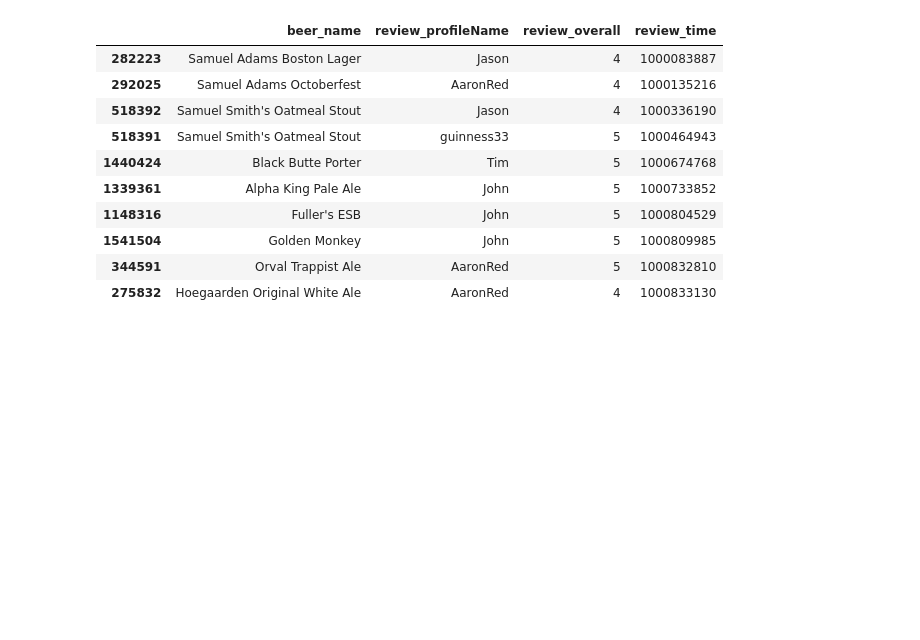
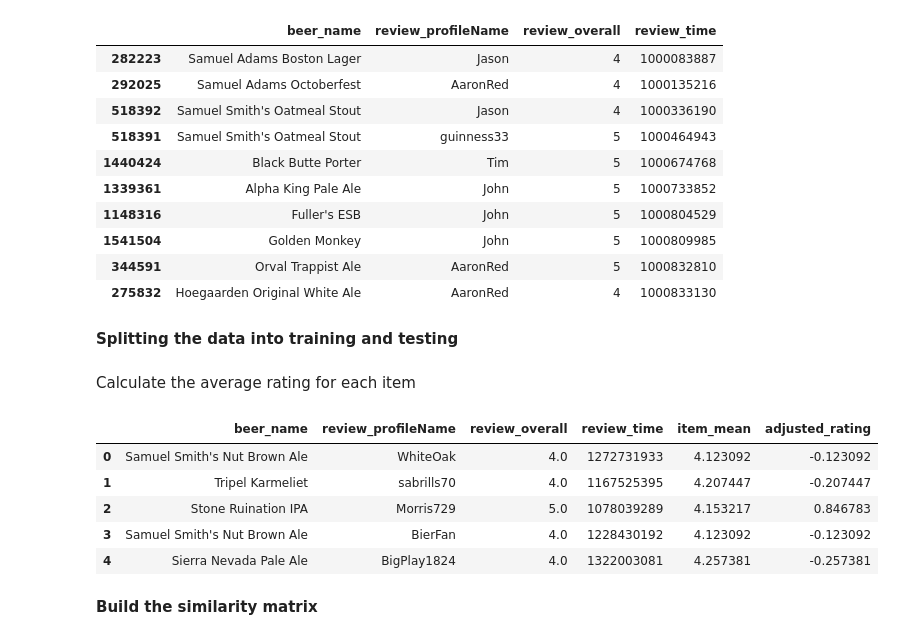
Before and after one commit to thegreatwarlo/BeerPersonalization, a Jupyter notebook: Data_parsing_and_cleaning.ipynb, the cells around one changed output. Saved outputs shown, nothing was run; the diff lists cells and outputs as text; code cells hidden in the pictures; blank space fills up the shorter version.

Commit message:
initial item similarity matrix

```diff
--- a/Data_parsing_and_cleaning.ipynb
+++ b/Data_parsing_and_cleaning.ipynb
@@ -111,3 +113,28 @@ data_clean.head(10)
 | 1541504 | Golden Monkey | John | 5 | 1000809985 |
 | 344591 | Orval Trappist Ale | AaronRed | 5 | 1000832810 |
 | 275832 | Hoegaarden Original White Ale | AaronRed | 4 | 1000833130 |
+# %% [markdown]
+**Splitting the data into training and testing**
+# %%
+data_clean['review_overall'] = data_clean['review_overall'].astype(float)
+
+data_train = data_clean.sample(frac = 0.7)
+data_test = data_clean.drop(data_train.index)
+# %% [markdown]
+Calculate the average rating for each item
+# %%
+mean_rating = data_train.groupby(['beer_name'], as_index = False, sort = False)['review_overall'].mean().rename(columns = {'review_overall': 'item_mean'})
+
+data_train = pd.merge(data_train, mean_rating, on = 'beer_name', how = 'left')
+data_train['adjusted_rating'] = data_train['review_overall'] - data_train['item_mean']
+# %%
+data_train.head()
+# %% [output]
+|  | beer_name | review_profileName | review_overall | review_time | item_mean | adjusted_rating |
+| 0 | Samuel Smith's Nut Brown Ale | WhiteOak | 4.0 | 1272731933 | 4.123092 | -0.123092 |
+| 1 | Tripel Karmeliet | sabrills70 | 4.0 | 1167525395 | 4.207447 | -0.207447 |
+| 2 | Stone Ruination IPA | Morris729 | 5.0 | 1078039289 | 4.153217 | 0.846783 |
+| 3 | Samuel Smith's Nut Brown Ale | BierFan | 4.0 | 1228430192 | 4.123092 | -0.123092 |
+| 4 | Sierra Nevada Pale Ale | BigPlay1824 | 4.0 | 1322003081 | 4.257381 | -0.257381 |
+# %% [markdown]
+**Build the similarity matrix**
```
Also changed, not shown: parts of 6 cells of this notebook.
